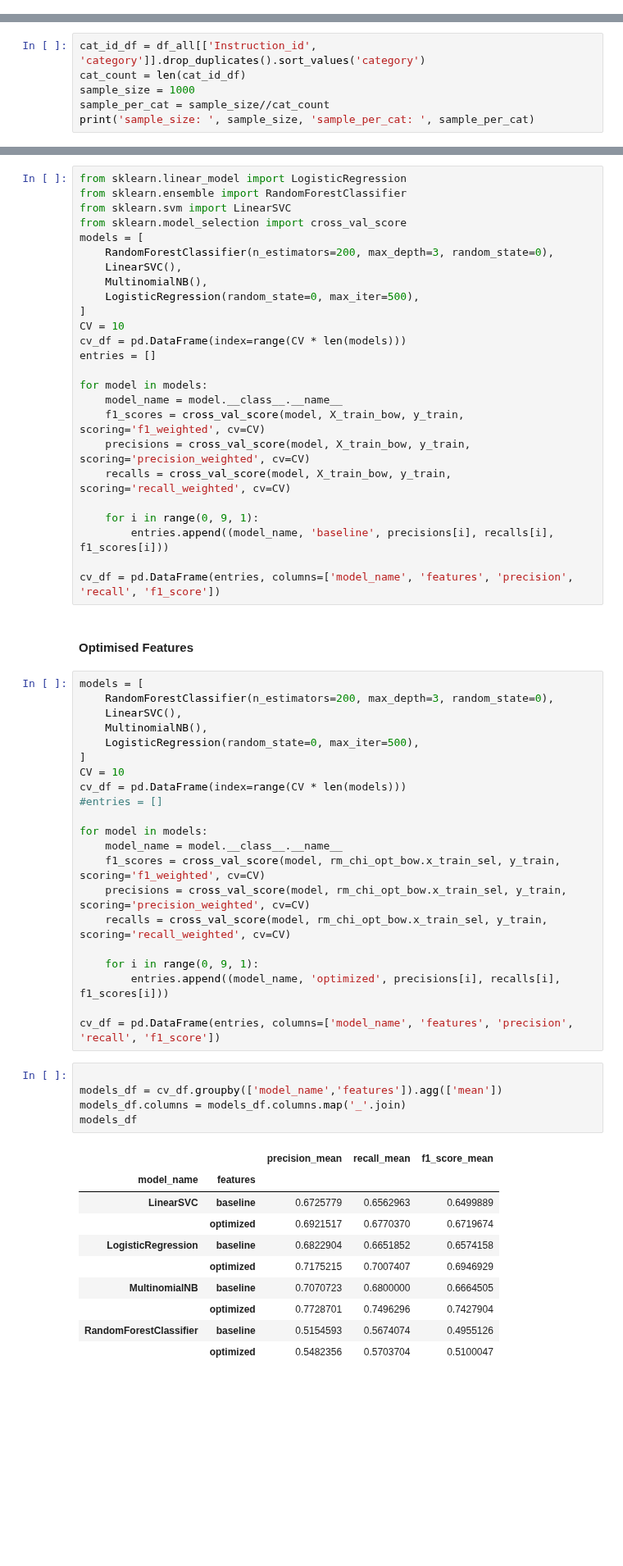
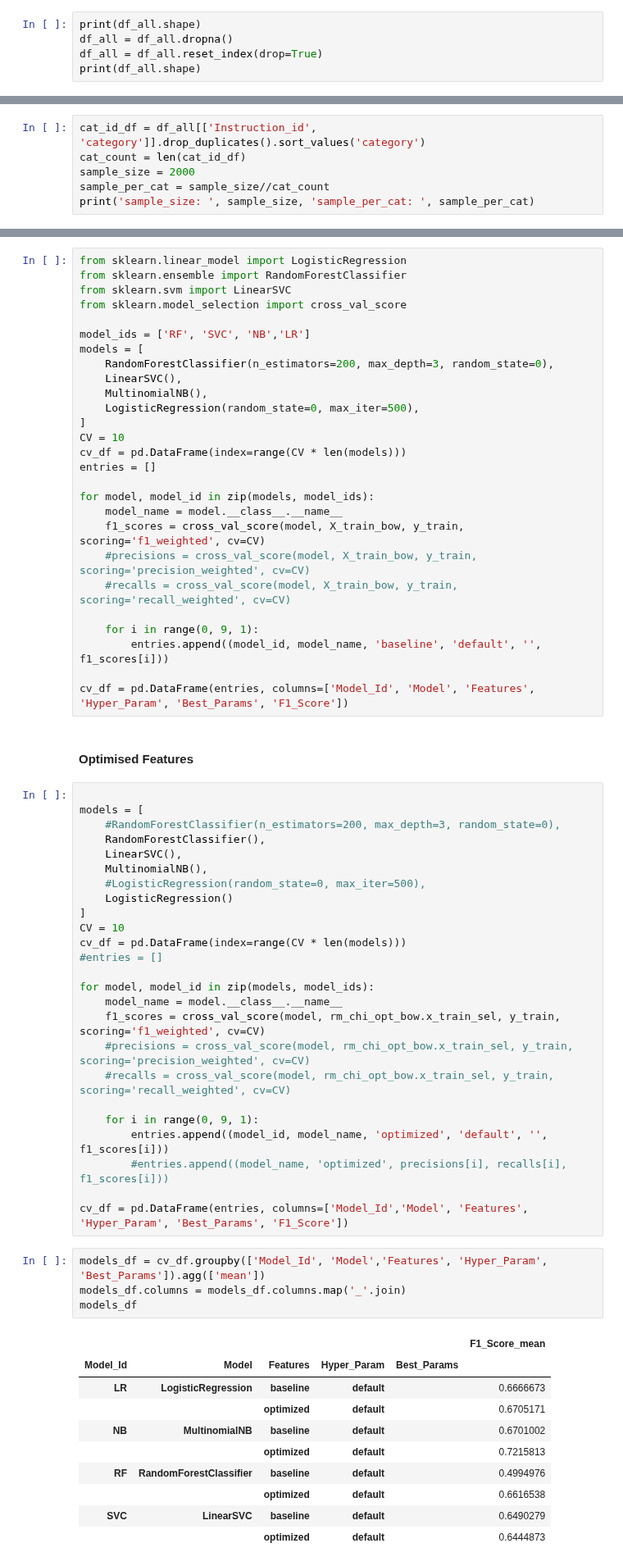
Before and after one commit to CSML1010-3-2020/NLPCourseProject, a Jupyter notebook: CSML1010_Group3_Course_Project_Model_Eval_Ensemble_rev_a.ipynb, the cells around one changed output, grey strips where cells are left out. Shown at 82% size. Saved outputs shown, nothing was run; the diff lists cells and outputs as text; blank space fills up the shorter version.

Commit message:
Updated Resuts Dataframes and additional clean up.

```diff
--- a/CSML1010_Group3_Course_Project_Model_Eval_Ensemble_rev_a.ipynb
+++ b/CSML1010_Group3_Course_Project_Model_Eval_Ensemble_rev_a.ipynb
@@ -55,0 +58,5 @@ df_all.head(3)
+# %%
+print(df_all.shape)
+df_all = df_all.dropna()
+df_all = df_all.reset_index(drop=True)
+print(df_all.shape)
@@ -58,7 +68,7 @@ df_all.head(3)
 # %%
 cat_id_df = df_all[['Instruction_id', 'category']].drop_duplicates().sort_values('category')
 cat_count = len(cat_id_df)
-sample_size = 1000
+sample_size = 2000
 sample_per_cat = sample_size//cat_count
 print('sample_size: ', sample_size, 'sample_per_cat: ', sample_per_cat)
 # %% [output]
@@ -403,6 +413,8 @@ from sklearn.linear_model import LogisticRegression
 from sklearn.ensemble import RandomForestClassifier
 from sklearn.svm import LinearSVC
 from sklearn.model_selection import cross_val_score
+
+model_ids = ['RF', 'SVC', 'NB','LR']
 models = [
     RandomForestClassifier(n_estimators=200, max_depth=3, random_state=0),
     LinearSVC(),
@@ -413,55 +425,58 @@ CV = 10
 cv_df = pd.DataFrame(index=range(CV * len(models)))
 entries = []
 
-for model in models:
+for model, model_id in zip(models, model_ids):
     model_name = model.__class__.__name__
     f1_scores = cross_val_score(model, X_train_bow, y_train, scoring='f1_weighted', cv=CV)
-    precisions = cross_val_score(model, X_train_bow, y_train, scoring='precision_weighted', cv=CV)
-    recalls = cross_val_score(model, X_train_bow, y_train, scoring='recall_weighted', cv=CV)
+    #precisions = cross_val_score(model, X_train_bow, y_train, scoring='precision_weighted', cv=CV)
+    #recalls = cross_val_score(model, X_train_bow, y_train, scoring='recall_weighted', cv=CV)
 
     for i in range(0, 9, 1):
-        entries.append((model_name, 'baseline', precisions[i], recalls[i], f1_scores[i]))
+        entries.append((model_id, model_name, 'baseline', 'default', '', f1_scores[i]))
 
-cv_df = pd.DataFrame(entries, columns=['model_name', 'features', 'precision', 'recall', 'f1_score'])
+cv_df = pd.DataFrame(entries, columns=['Model_Id', 'Model', 'Features', 'Hyper_Param', 'Best_Params', 'F1_Score'])
 # %% [markdown]
 #### Optimised Features
 # %%
+
 models = [
-    RandomForestClassifier(n_estimators=200, max_depth=3, random_state=0),
+    #RandomForestClassifier(n_estimators=200, max_depth=3, random_state=0),
+    RandomForestClassifier(),
     LinearSVC(),
     MultinomialNB(),
-    LogisticRegression(random_state=0, max_iter=500),
+    #LogisticRegression(random_state=0, max_iter=500),
+    LogisticRegression()
 ]
 CV = 10
 cv_df = pd.DataFrame(index=range(CV * len(models)))
 #entries = []
 
-for model in models:
+for model, model_id in zip(models, model_ids):
     model_name = model.__class__.__name__
     f1_scores = cross_val_score(model, rm_chi_opt_bow.x_train_sel, y_train, scoring='f1_weighted', cv=CV)
-    precisions = cross_val_score(model, rm_chi_opt_bow.x_train_sel, y_train, scoring='precision_weighted', cv=CV)
-    recalls = cross_val_score(model, rm_chi_opt_bow.x_train_sel, y_train, scoring='recall_weighted', cv=CV)
+    #precisions = cross_val_score(model, rm_chi_opt_bow.x_train_sel, y_train, scoring='precision_weighted', cv=CV)
+    #recalls = cross_val_score(model, rm_chi_opt_bow.x_train_sel, y_train, scoring='recall_weighted', cv=CV)
 
     for i in range(0, 9, 1):
-        entries.append((model_name, 'optimized', precisions[i], recalls[i], f1_scores[i]))
+        entries.append((model_id, model_name, 'optimized', 'default', '', f1_scores[i]))
+        #entries.append((model_name, 'optimized', precisions[i], recalls[i], f1_scores[i]))
 
-cv_df = pd.DataFrame(entries, columns=['model_name', 'features', 'precision', 'recall', 'f1_score'])
+cv_df = pd.DataFrame(entries, columns=['Model_Id','Model', 'Features', 'Hyper_Param', 'Best_Params', 'F1_Score'])
 # %%
-
-models_df = cv_df.groupby(['model_name','features']).agg(['mean'])
+models_df = cv_df.groupby(['Model_Id', 'Model','Features', 'Hyper_Param', 'Best_Params']).agg(['mean'])
 models_df.columns = models_df.columns.map('_'.join)
 models_df
 # %% [output]
-|  |  | precision_mean | recall_mean | f1_score_mean |
-| model_name | features |  |  |  |
-| LinearSVC | baseline | 0.6725779 | 0.6562963 | 0.6499889 |
-|  | optimized | 0.6921517 | 0.6770370 | 0.6719674 |
-| LogisticRegression | baseline | 0.6822904 | 0.6651852 | 0.6574158 |
-|  | optimized | 0.7175215 | 0.7007407 | 0.6946929 |
-| MultinomialNB | baseline | 0.7070723 | 0.6800000 | 0.6664505 |
-|  | optimized | 0.7728701 | 0.7496296 | 0.7427904 |
-| RandomForestClassifier | baseline | 0.5154593 | 0.5674074 | 0.4955126 |
-|  | optimized | 0.5482356 | 0.5703704 | 0.5100047 |
+|  |  |  |  |  | F1_Score_mean |
+| Model_Id | Model | Features | Hyper_Param | Best_Params |  |
+| LR | LogisticRegression | baseline | default |  | 0.6666673 |
+|  |  | optimized | default |  | 0.6705171 |
+| NB | MultinomialNB | baseline | default |  | 0.6701002 |
+|  |  | optimized | default |  | 0.7215813 |
+| RF | RandomForestClassifier | baseline | default |  | 0.4994976 |
+|  |  | optimized | default |  | 0.6616538 |
+| SVC | LinearSVC | baseline | default |  | 0.6490279 |
+|  |  | optimized | default |  | 0.6444873 |
 # %%
 import seaborn as sns
 
```
Also changed, not shown: parts of 44 cells of this notebook.
